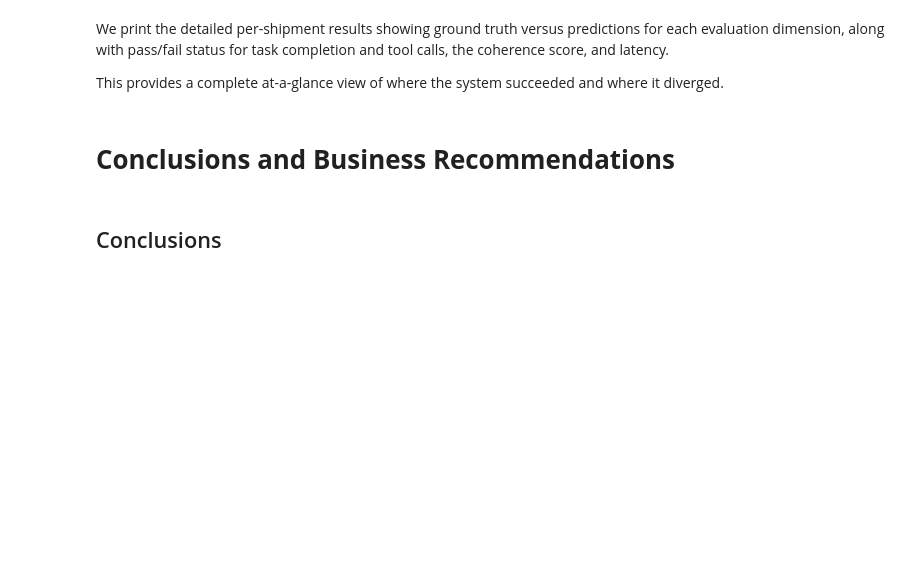
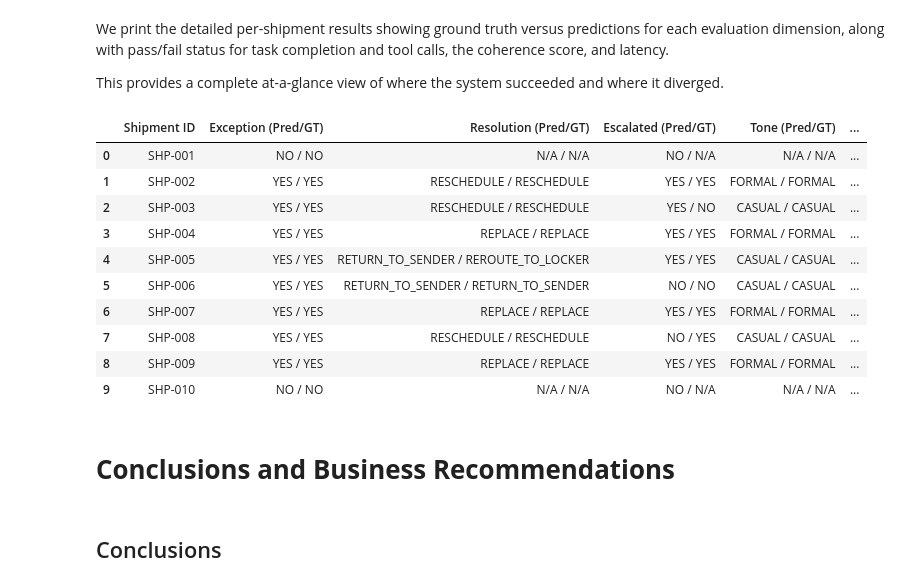
Before and after one commit to Kwasi-Dankwa/Multi-Agent-Delivery-Exception-System, a Jupyter notebook: Project_Full_Code_Notebook.ipynb, the cells around one changed output. Cells and saved outputs as stored; diff of their text form; code cells hidden in the pictures; blank space fills up the shorter version.

```diff
--- a/Project_Full_Code_Notebook.ipynb
+++ b/Project_Full_Code_Notebook.ipynb
@@ -1310,3 +1444,6 @@ def print_test_case_output(sid: str, result: dict, gt: dict):
 ## Test Case 7: SHP-007 - Perishable Weather Delay Exceeding Threshold (VIP Replace)
 # %%
 # write the code to send the inputs to the multi-agent system and print the response, traces, and evaluation metrics
+sid = "SHP-007"
+all_results[sid] = run_single_test_case(sid, shipment_groups[sid], gt_consolidated[sid])
+print_test_case_output(sid, all_results[sid], gt_consolidated[sid])
@@ -1314,3 +1469,6 @@ def print_test_case_output(sid: str, result: dict, gt: dict):
 ## Test Case 8: SHP-008 - Discretionary Escalation (High Exception History)
 # %%
 # write the code to send the inputs to the multi-agent system and print the response, traces, and evaluation metrics
+sid = "SHP-008"
+all_results[sid] = run_single_test_case(sid, shipment_groups[sid], gt_consolidated[sid])
+print_test_case_output(sid, all_results[sid], gt_consolidated[sid])
@@ -1318,3 +1494,6 @@ def print_test_case_output(sid: str, result: dict, gt: dict):
 ## Test Case 9: SHP-009 - Severely Damaged Perishable (Premium Replace)
 # %%
 # write the code to send the inputs to the multi-agent system and print the response, traces, and evaluation metrics
+sid = "SHP-009"
+all_results[sid] = run_single_test_case(sid, shipment_groups[sid], gt_consolidated[sid])
+print_test_case_output(sid, all_results[sid], gt_consolidated[sid])
@@ -1322,3 +1519,6 @@ def print_test_case_output(sid: str, result: dict, gt: dict):
 ## Test Case 10: SHP-010 - Routine Depot Scan (Noise Filtering)
 # %%
 # write the code to send the inputs to the multi-agent system and print the response, traces, and evaluation metrics
+sid = "SHP-010"
+all_results[sid] = run_single_test_case(sid, shipment_groups[sid], gt_consolidated[sid])
+print_test_case_output(sid, all_results[sid], gt_consolidated[sid])
@@ -1341,3 +1601,38 @@ This provides a complete at-a-glance view of where the system succeeded and wher
+# %%
+# write the code to print the results for all test cases
+rows = []
+for sid, res_item in all_results.items():
+    gt = gt_consolidated[sid]
+    state = res_item["state"]
+    res_out = state.get("resolution_output", {})
+    comm_out = state.get("communication_output", {})
+
+    rows.append({
+        "Shipment ID": sid,
+        "Exception (Pred/GT)": f"{res_out.get('is_exception', 'N/A')} / {gt.get('is_exception')}",
+        "Resolution (Pred/GT)": f"{res_out.get('resolution', 'N/A')} / {gt.get('expected_resolution')}",
+        "Escalated (Pred/GT)": f"{'YES' if state.get('escalated') else 'NO'} / {gt.get('should_escalate')}",
+        "Tone (Pred/GT)": f"{comm_out.get('tone_label', 'N/A')} / {gt.get('expected_tone')}",
+        "Task Complete": "PASS" if res_item["task_completion"]["task_complete"] else "FAIL",
+        "Tool Calls": "PASS" if res_item["tool_call_correct"] else "FAIL",
+        "Coherence": f"{res_item['coherence']['score']}/5",
+        "Latency (s)": round(res_item["latency"], 3),
+    })
+
+detailed_df = pd.DataFrame(rows)
+display(detailed_df)
+# %% [output]
+|  | Shipment ID | Exception (Pred/GT) | Resolution (Pred/GT) | Escalated (Pred/GT) | Tone (Pred/GT) | ... |
+| 0 | SHP-001 | NO / NO | N/A / N/A | NO / N/A | N/A / N/A | ... |
+| 1 | SHP-002 | YES / YES | RESCHEDULE / RESCHEDULE | YES / YES | FORMAL / FORMAL | ... |
+| 2 | SHP-003 | YES / YES | RESCHEDULE / RESCHEDULE | YES / NO | CASUAL / CASUAL | ... |
+| 3 | SHP-004 | YES / YES | REPLACE / REPLACE | YES / YES | FORMAL / FORMAL | ... |
+| 4 | SHP-005 | YES / YES | RETURN_TO_SENDER / REROUTE_TO_LOCKER | YES / YES | CASUAL / CASUAL | ... |
+| 5 | SHP-006 | YES / YES | RETURN_TO_SENDER / RETURN_TO_SENDER | NO / NO | CASUAL / CASUAL | ... |
+| 6 | SHP-007 | YES / YES | REPLACE / REPLACE | YES / YES | FORMAL / FORMAL | ... |
+| 7 | SHP-008 | YES / YES | RESCHEDULE / RESCHEDULE | NO / YES | CASUAL / CASUAL | ... |
+| 8 | SHP-009 | YES / YES | REPLACE / REPLACE | YES / YES | FORMAL / FORMAL | ... |
+| 9 | SHP-010 | NO / NO | N/A / N/A | NO / N/A | N/A / N/A | ... |
 # %% [markdown]
 # **Conclusions and Business Recommendations**
 # %% [markdown]
```
Also changed, not shown: parts of 21 cells of this notebook.
